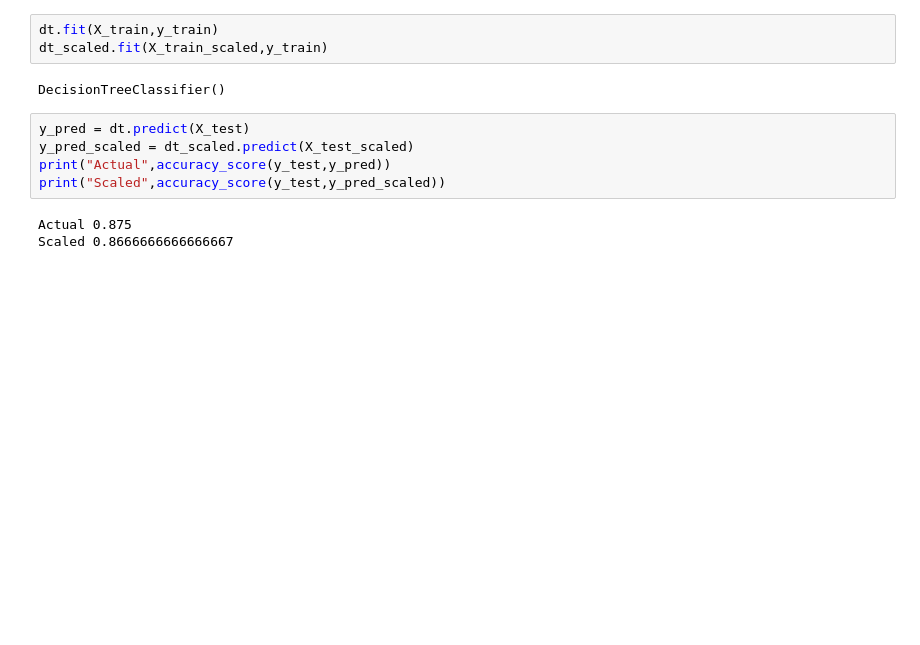
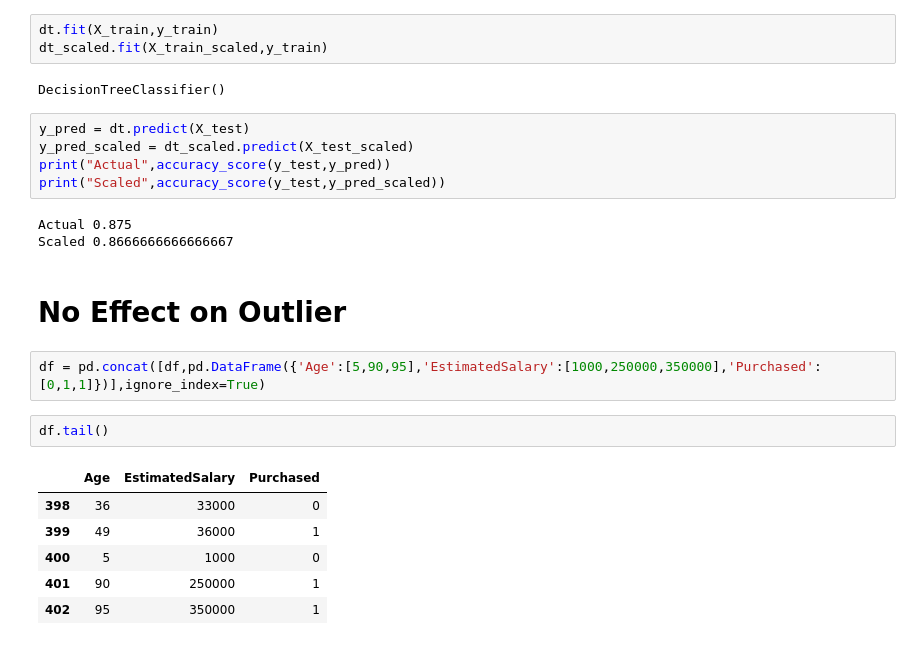
Before and after one commit to shikharyashmaurya/Kaggle-notebooks, a Jupyter notebook: feature-scaling-standardization.ipynb, the cells around one changed output. Cells and saved outputs as stored; diff of their text form; blank space fills up the shorter version.

```diff
--- a/feature-scaling-standardization.ipynb
+++ b/feature-scaling-standardization.ipynb
@@ -198,3 +206,16 @@ print("Scaled",accuracy_score(y_test,y_pred_scaled))
 # %% [output]
 Actual 0.875
 Scaled 0.8666666666666667
+# %% [markdown]
+# No Effect on Outlier
+# %%
+df = pd.concat([df,pd.DataFrame({'Age':[5,90,95],'EstimatedSalary':[1000,250000,350000],'Purchased':[0,1,1]})],ignore_index=True)
+# %%
+df.tail()
+# %% [output]
+|  | Age | EstimatedSalary | Purchased |
+| 398 | 36 | 33000 | 0 |
+| 399 | 49 | 36000 | 1 |
+| 400 | 5 | 1000 | 0 |
+| 401 | 90 | 250000 | 1 |
+| 402 | 95 | 350000 | 1 |
```
Also changed, not shown: parts of 9 cells of this notebook.
